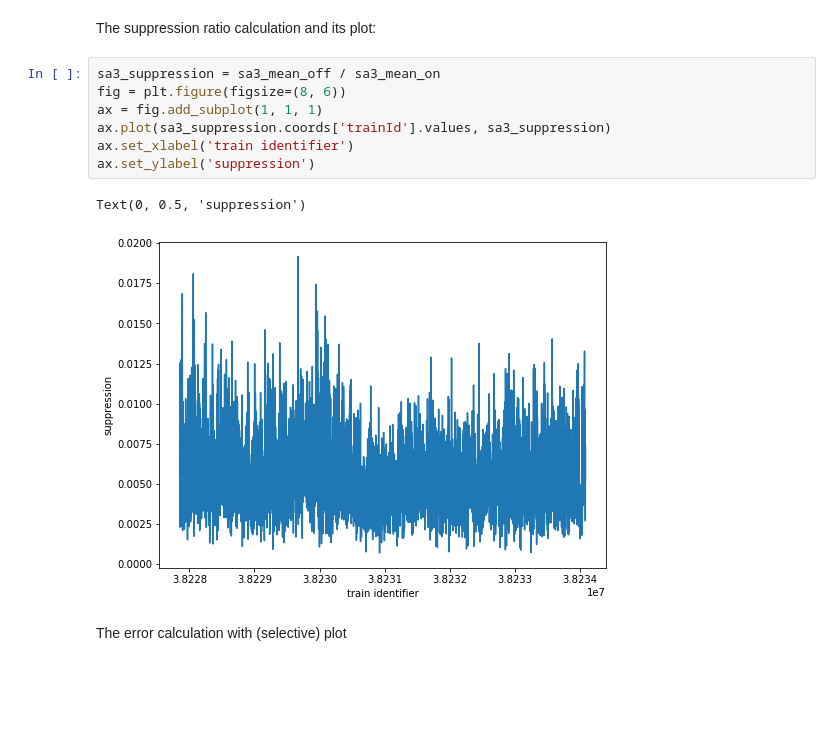
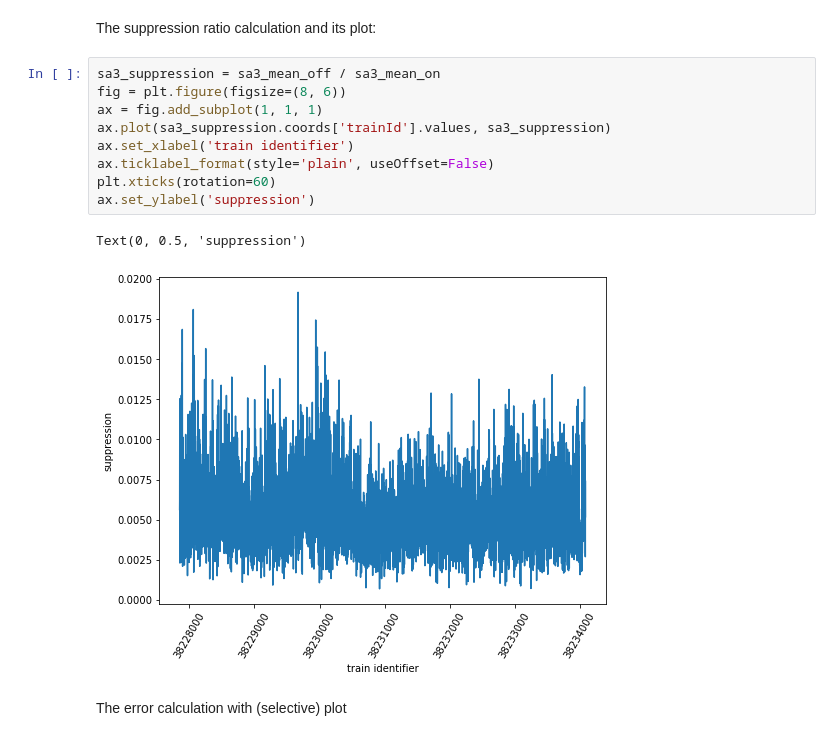
Before and after one commit to European-XFEL/karabo_data, a Jupyter notebook: docs/xpd_examples2.ipynb, the cells around one changed output. Drawn from its saved outputs; the diff is of its cells as text; blank space fills up the shorter version.

```diff
--- a/docs/xpd_examples2.ipynb
+++ b/docs/xpd_examples2.ipynb
@@ -219,13 +223,15 @@ The suppression ratio calculation and its plot:
 # %%
 sa3_suppression = sa3_mean_off / sa3_mean_on
 fig = plt.figure(figsize=(8, 6))
 ax = fig.add_subplot(1, 1, 1)
 ax.plot(sa3_suppression.coords['trainId'].values, sa3_suppression)
 ax.set_xlabel('train identifier')
+ax.ticklabel_format(style='plain', useOffset=False)
+plt.xticks(rotation=60)
 ax.set_ylabel('suppression')
 # %% [output]
 Text(0, 0.5, 'suppression')
-[figure, old version]
+[figure, new version]
 # %% [markdown]
 The error calculation with (selective) plot
 # %%
```
Also changed, not shown: parts of 4 cells of this notebook.
